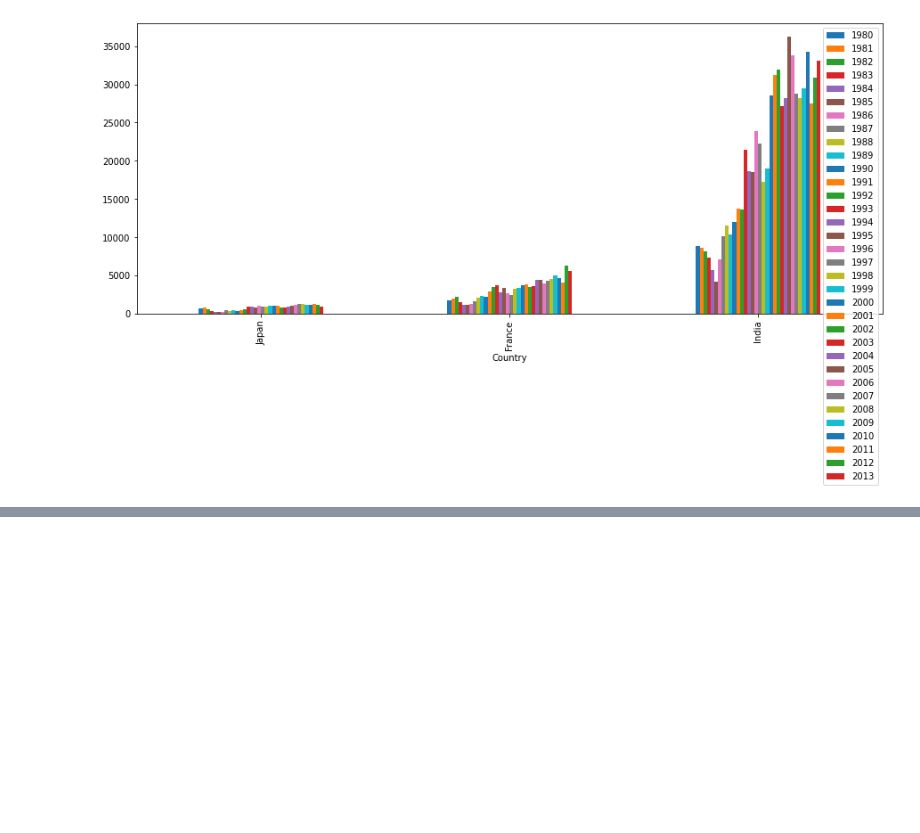
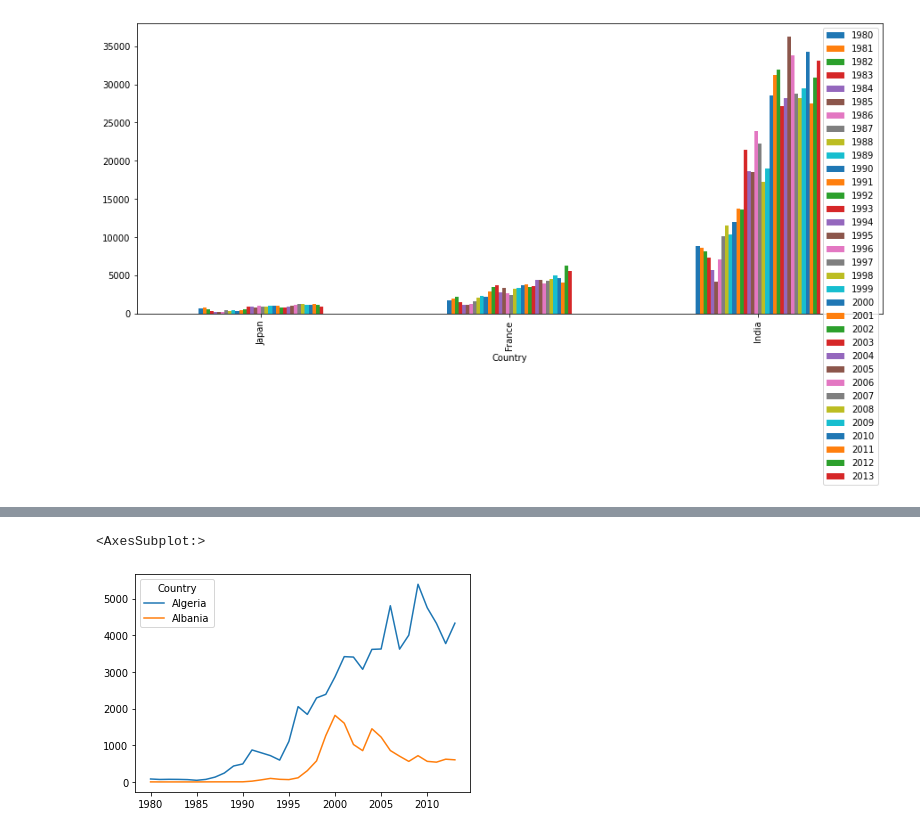
Before and after one commit to sameer5322/python_course, a Jupyter notebook: datascience/analysis.ipynb, the cells around one changed output, grey strips where cells are left out. Saved outputs shown, nothing was run; the diff lists cells and outputs as text; code cells hidden in the pictures; blank space fills up the shorter version.

```diff
--- a/datascience/analysis.ipynb
+++ b/datascience/analysis.ipynb
@@ -140,3 +140,6 @@ canada.loc[['Japan','France','India',],years].plot(kind='bar',figsize=(15,6),sty
 # %% [output]
 <AxesSubplot:xlabel='Country'>
 [figure]
+# %%
+cols_to_drops = ['1980-1990']
+canada.drop(columns=cols_to_drops, inplace=True)
@@ -142,0 +158,3 @@ canada.loc[['Japan','France','India',],years].plot(kind='bar',figsize=(15,6),sty
+# %%
+cols_to_drops = ['faltu']
+canada.drop(columns=cols_to_drops, inplace=True)
@@ -142,0 +171,5 @@ canada.loc[['Japan','France','India',],years].plot(kind='bar',figsize=(15,6),sty
+# %%
+canada['1980-1990']=canada.loc[:,map(str,range(1980,1990))].sum(axis=1)
+canada['1990-1999']=canada.loc[:,map(str,range(1990,1999))].sum(axis=1)
+canada['2000-2009']=canada.loc[:,map(str,range(2000,2009))].sum(axis=1)
+canada.head()
@@ -142,0 +236,5 @@ canada.loc[['Japan','France','India',],years].plot(kind='bar',figsize=(15,6),sty
+# %%
+canada.loc[['Algeria','Albania'],years].T.plot()
+# %% [output]
+<AxesSubplot:>
+[figure, added]
```
Also changed, not shown: parts of 21 cells of this notebook, 2 other files.
